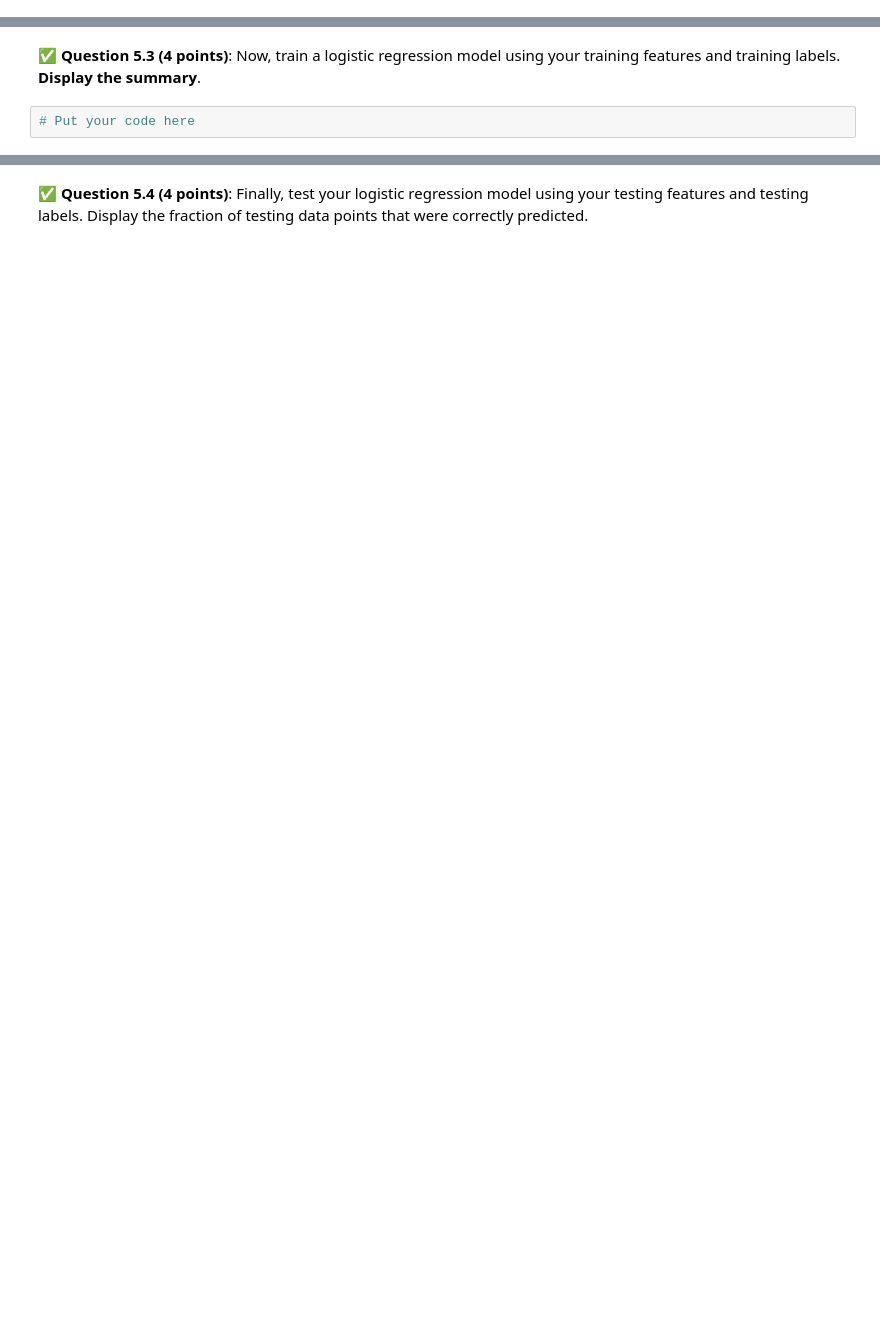
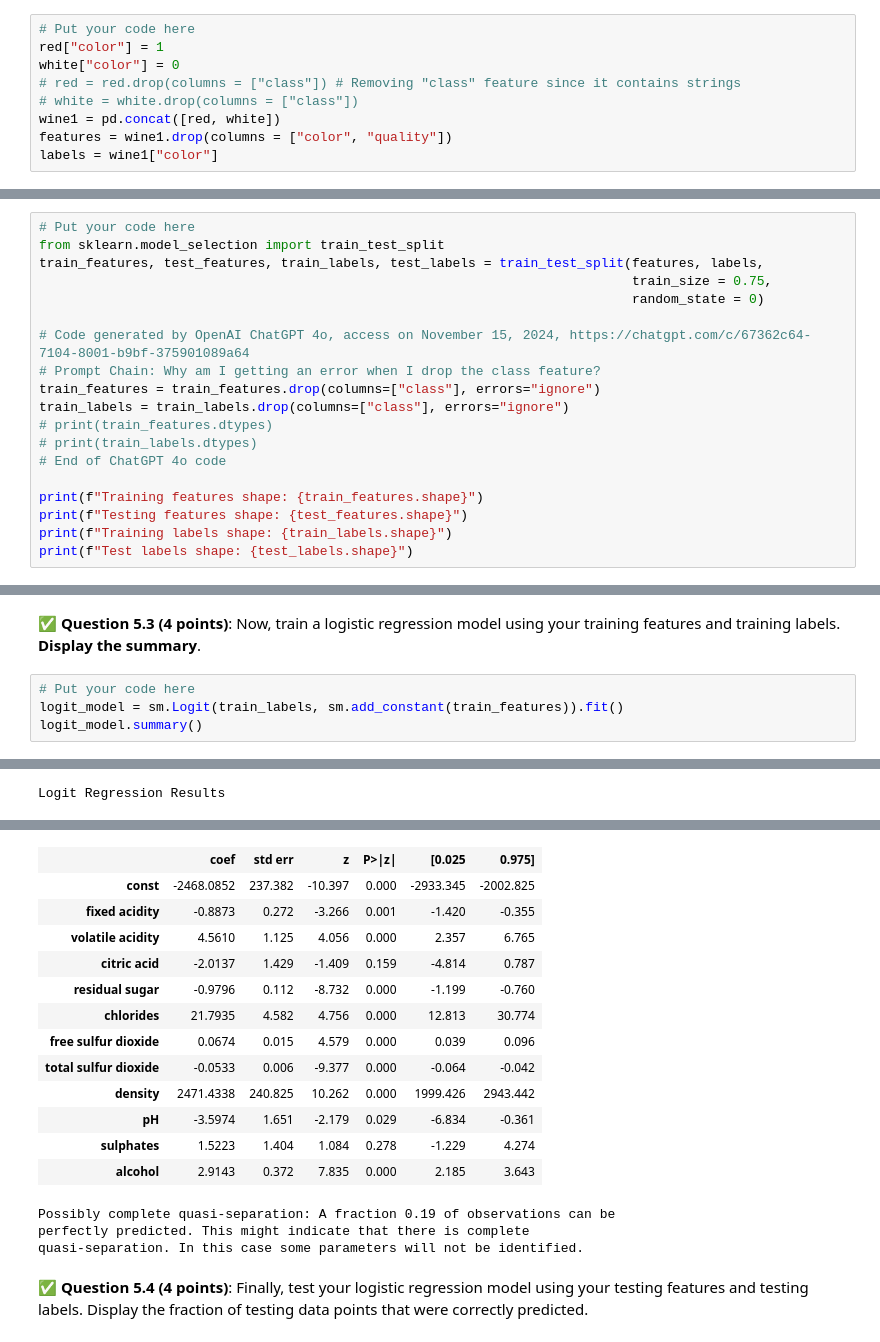
Before and after one commit to whitete3/CMSE202-f24-turnin, a Jupyter notebook: hw-03/HW-03_Regression-STUDENT.ipynb, the cells around one changed output, grey strips where cells are left out. Saved outputs shown, nothing was run; the diff lists cells and outputs as text; blank space fills up the shorter version.

```diff
--- a/hw-03/HW-03_Regression-STUDENT.ipynb
+++ b/hw-03/HW-03_Regression-STUDENT.ipynb
@@ -489,2 +487,11 @@ Finally, split the combined DataFrame into **features** and **labels**, where `f
+# %%
+# Put your code here
+red["color"] = 1
+white["color"] = 0
+# red = red.drop(columns = ["class"]) # Removing "class" feature since it contains strings
+# white = white.drop(columns = ["class"])
+wine1 = pd.concat([red, white])
+features = wine1.drop(columns = ["color", "quality"])
+labels = wine1["color"]
 # %% [markdown]
 &#9989;  **Question 5.2 (4 points)**: Split your data into a training and testing set with a training set representing 75% of your data. For reproducibility, set the `random_state` argument to `0`. Print the shapes of the training features, the testing features, the training labels, and the testing labels to show you have the right number of entries in each of the four variables.
@@ -492,0 +498,19 @@ Finally, split the combined DataFrame into **features** and **labels**, where `f
+# %%
+# Put your code here
+from sklearn.model_selection import train_test_split
+train_features, test_features, train_labels, test_labels = train_test_split(features, labels,
+                                                                            train_size = 0.75,
+                                                                            random_state = 0)
+
+# Code generated by OpenAI ChatGPT 4o, access on November 15, 2024, https://chatgpt.com/c/67362c64-7104-8001-b9bf-375901089a64
+# Prompt Chain: Why am I getting an error when I drop the class feature?
+train_features = train_features.drop(columns=["class"], errors="ignore")
+train_labels = train_labels.drop(columns=["class"], errors="ignore")
+# print(train_features.dtypes)
+# print(train_labels.dtypes)
+# End of ChatGPT 4o code
+
+print(f"Training features shape: {train_features.shape}")
+print(f"Testing features shape: {test_features.shape}")
+print(f"Training labels shape: {train_labels.shape}")
+print(f"Test labels shape: {test_labels.shape}")
@@ -494,3 +523,6 @@ Finally, split the combined DataFrame into **features** and **labels**, where `f
 &#9989;  **Question 5.3 (4 points)**: Now, train a logistic regression model using your training features and training labels. **Display the summary**.
 # %%
 # Put your code here
+logit_model = sm.Logit(train_labels, sm.add_constant(train_features)).fit()
+logit_model.summary()
+# %% [output]
@@ -496,0 +532 @@ Finally, split the combined DataFrame into **features** and **labels**, where `f
+Logit Regression Results
@@ -497,2 +540,18 @@ Finally, split the combined DataFrame into **features** and **labels**, where `f
+|  | coef | std err | z | P>|z| | [0.025 | 0.975] |
+| const | -2468.0852 | 237.382 | -10.397 | 0.000 | -2933.345 | -2002.825 |
+| fixed acidity | -0.8873 | 0.272 | -3.266 | 0.001 | -1.420 | -0.355 |
+| volatile acidity | 4.5610 | 1.125 | 4.056 | 0.000 | 2.357 | 6.765 |
+| citric acid | -2.0137 | 1.429 | -1.409 | 0.159 | -4.814 | 0.787 |
+| residual sugar | -0.9796 | 0.112 | -8.732 | 0.000 | -1.199 | -0.760 |
+| chlorides | 21.7935 | 4.582 | 4.756 | 0.000 | 12.813 | 30.774 |
+| free sulfur dioxide | 0.0674 | 0.015 | 4.579 | 0.000 | 0.039 | 0.096 |
+| total sulfur dioxide | -0.0533 | 0.006 | -9.377 | 0.000 | -0.064 | -0.042 |
+| density | 2471.4338 | 240.825 | 10.262 | 0.000 | 1999.426 | 2943.442 |
+| pH | -3.5974 | 1.651 | -2.179 | 0.029 | -6.834 | -0.361 |
+| sulphates | 1.5223 | 1.404 | 1.084 | 0.278 | -1.229 | 4.274 |
+| alcohol | 2.9143 | 0.372 | 7.835 | 0.000 | 2.185 | 3.643 |
+Possibly complete quasi-separation: A fraction 0.19 of observations can be
+perfectly predicted. This might indicate that there is complete
+quasi-separation. In this case some parameters will not be identified.
 # %% [markdown]
 &#9989;  **Question 5.4 (4 points)**: Finally, test your logistic regression model using your testing features and testing labels. Display the fraction of testing data points that were correctly predicted.
```
Also changed, not shown: parts of 12 cells of this notebook.
